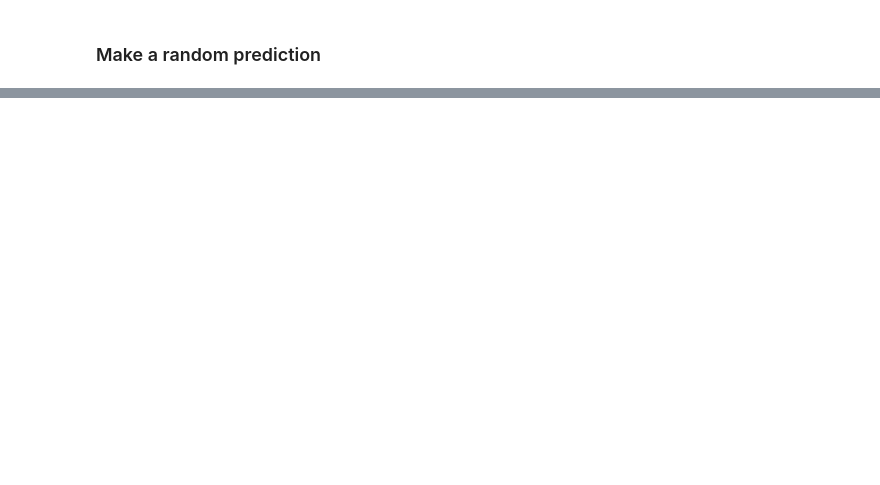
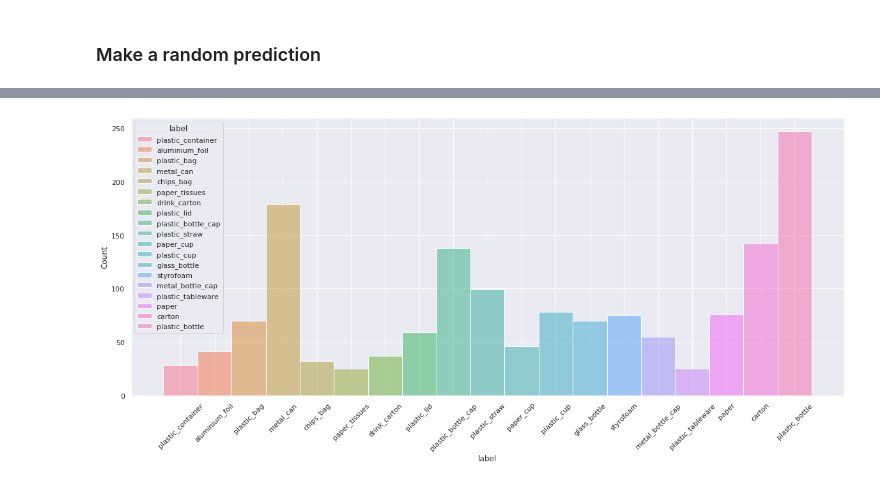
Before and after one commit to Tan9uy/challenge_ENSIA_2022, a Jupyter notebook: model.ipynb, the cells around one changed output, grey strips where cells are left out. Cells and saved outputs as stored; diff of their text form; code cells hidden in the pictures; blank space fills up the shorter version.

```diff
--- a/model.ipynb
+++ b/model.ipynb
@@ -136,9 +132,2 @@ from tensorflow.keras import layers
 # %% [markdown]
 ## Display some images
-# %%
-plt.figure(figsize=(10, 10))
-for images, labels in train_ds.take(1):
-    for i in range(9):
-        ax = plt.subplot(3, 3, i + 1)
-        plt.imshow(images[i].numpy().astype("uint8"))
-        plt.axis("off")
@@ -149,3 +134,9 @@ for images, labels in train_ds.take(1):
+# %%
+random_path = [Image.open(os.path.join(path,"train",str(randint(0,df["label"].size))+".jpg")) for i in range(9)]
+fig, ax = plt.subplots(1,len(random_path),figsize=(40,40))
+for num,img in enumerate(random_path):
+    ax[num].imshow(img)
+    ax[num].axis('off')
 # %% [markdown]
 ## Model
 # %%
@@ -352,0 +581,29 @@ test_predictions()
+# %%
+
+
+sns.set()
+# %%
+images = []
+
+for classes in os.listdir(os.path.join(path,'data')):
+    for img in os.listdir(os.path.join(path,'data',classes)):
+        img_path = os.path.join(path,'data',classes,img)
+        image = Image.open(img_path)
+
+        images.append(
+            {
+                "path": img_path,
+                "label": classes,
+                "width": image.width,
+                "height": image.height,
+            }
+        )
+
+
+dataset = pd.DataFrame.from_records(images)
+# %%
+plt.figure(figsize=(20,8))
+plt.xticks(rotation=45)
+ax = sns.histplot(data=dataset, x="label", hue="label")
+# %% [output]
+[figure, added]
```
Also changed, not shown: parts of 44 cells of this notebook, 1 other file.
